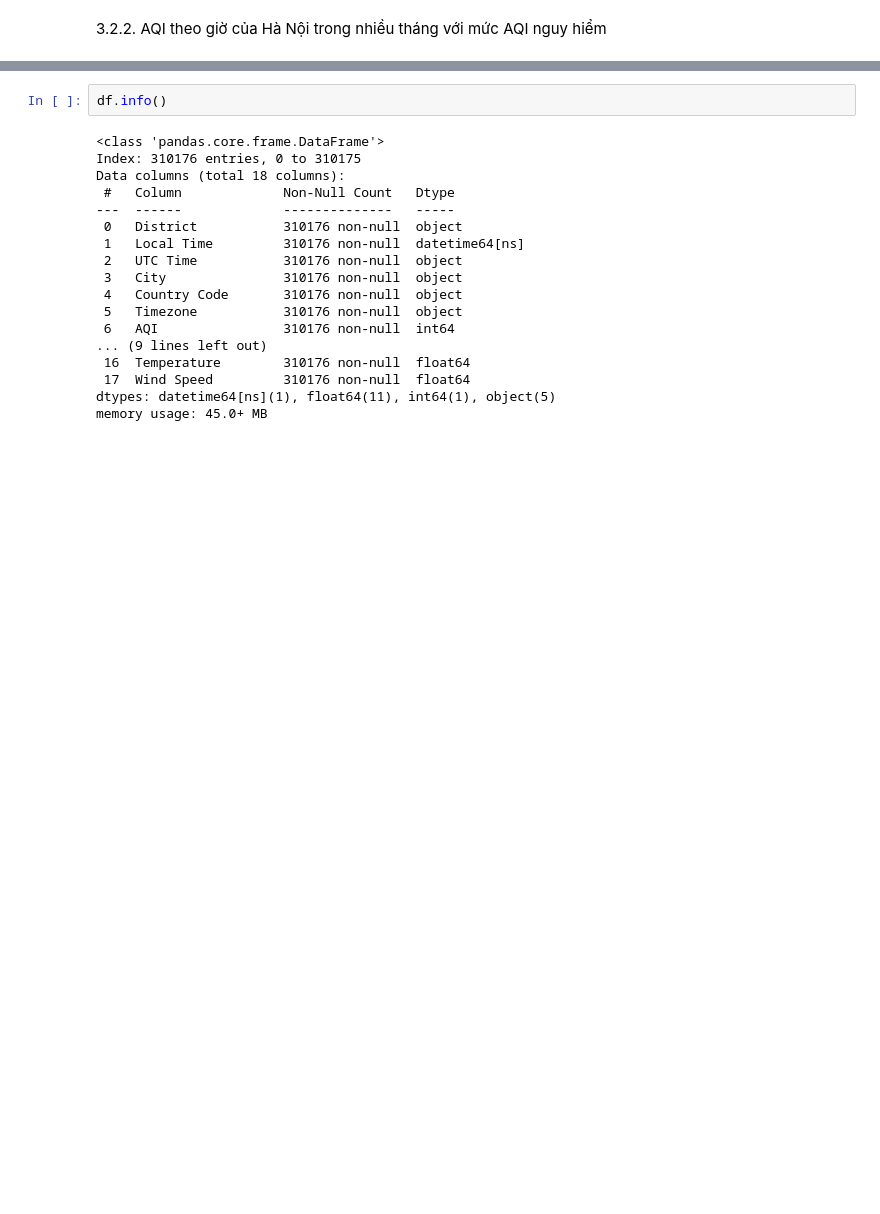
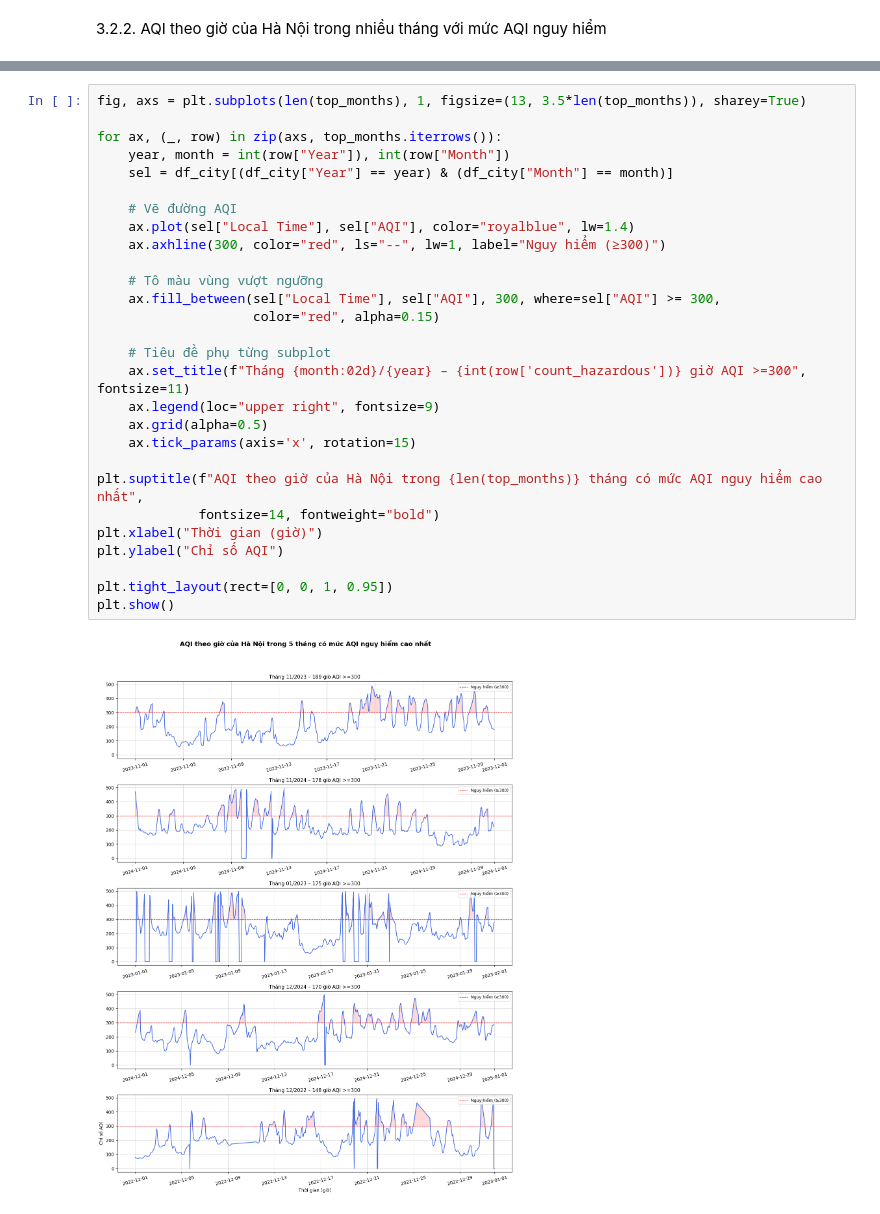
Before and after one commit to HoangHumg1210/Air_Quality-Analysis_HN, a Jupyter notebook: data/Exploratory Data Analysis.ipynb, the cells around one changed output, grey strips where cells are left out. Cells and saved outputs as stored; diff of their text form; blank space fills up the shorter version.

```diff
--- a/data/Exploratory Data Analysis.ipynb
+++ b/data/Exploratory Data Analysis.ipynb
@@ -114,20 +112,30 @@ plt.show()
 # %%
-df.info()
+fig, axs = plt.subplots(len(top_months), 1, figsize=(13, 3.5*len(top_months)), sharey=True)
+
+for ax, (_, row) in zip(axs, top_months.iterrows()):
+    year, month = int(row["Year"]), int(row["Month"])
+    sel = df_city[(df_city["Year"] == year) & (df_city["Month"] == month)]
+
+    # Vẽ đường AQI
+    ax.plot(sel["Local Time"], sel["AQI"], color="royalblue", lw=1.4)
+    ax.axhline(300, color="red", ls="--", lw=1, label="Nguy hiểm (≥300)")
+
+    # Tô màu vùng vượt ngưỡng
+    ax.fill_between(sel["Local Time"], sel["AQI"], 300, where=sel["AQI"] >= 300,
+                    color="red", alpha=0.15)
+
+    # Tiêu đề phụ từng subplot
+    ax.set_title(f"Tháng {month:02d}/{year} – {int(row['count_hazardous'])} giờ AQI >=300", fontsize=11)
+    ax.legend(loc="upper right", fontsize=9)
+    ax.grid(alpha=0.5)
+    ax.tick_params(axis='x', rotation=15)
+
+plt.suptitle(f"AQI theo giờ của Hà Nội trong {len(top_months)} tháng có mức AQI nguy hiểm cao nhất",
+             fontsize=14, fontweight="bold")
+plt.xlabel("Thời gian (giờ)")
+plt.ylabel("Chỉ số AQI")
+
+plt.tight_layout(rect=[0, 0, 1, 0.95])
+plt.show()
 # %% [output]
-<class 'pandas.core.frame.DataFrame'>
-Index: 310176 entries, 0 to 310175
-Data columns (total 18 columns):
- #   Column             Non-Null Count   Dtype
----  ------             --------------   -----
- 0   District           310176 non-null  object
- 1   Local Time         310176 non-null  datetime64[ns]
- 2   UTC Time           310176 non-null  object
- 3   City               310176 non-null  object
- 4   Country Code       310176 non-null  object
- 5   Timezone           310176 non-null  object
- 6   AQI                310176 non-null  int64
-... (9 lines left out)
- 16  Temperature        310176 non-null  float64
- 17  Wind Speed         310176 non-null  float64
-dtypes: datetime64[ns](1), float64(11), int64(1), object(5)
-memory usage: 45.0+ MB
+[figure, added]
```
Also changed, not shown: parts of 11 cells of this notebook, 2 other files.
